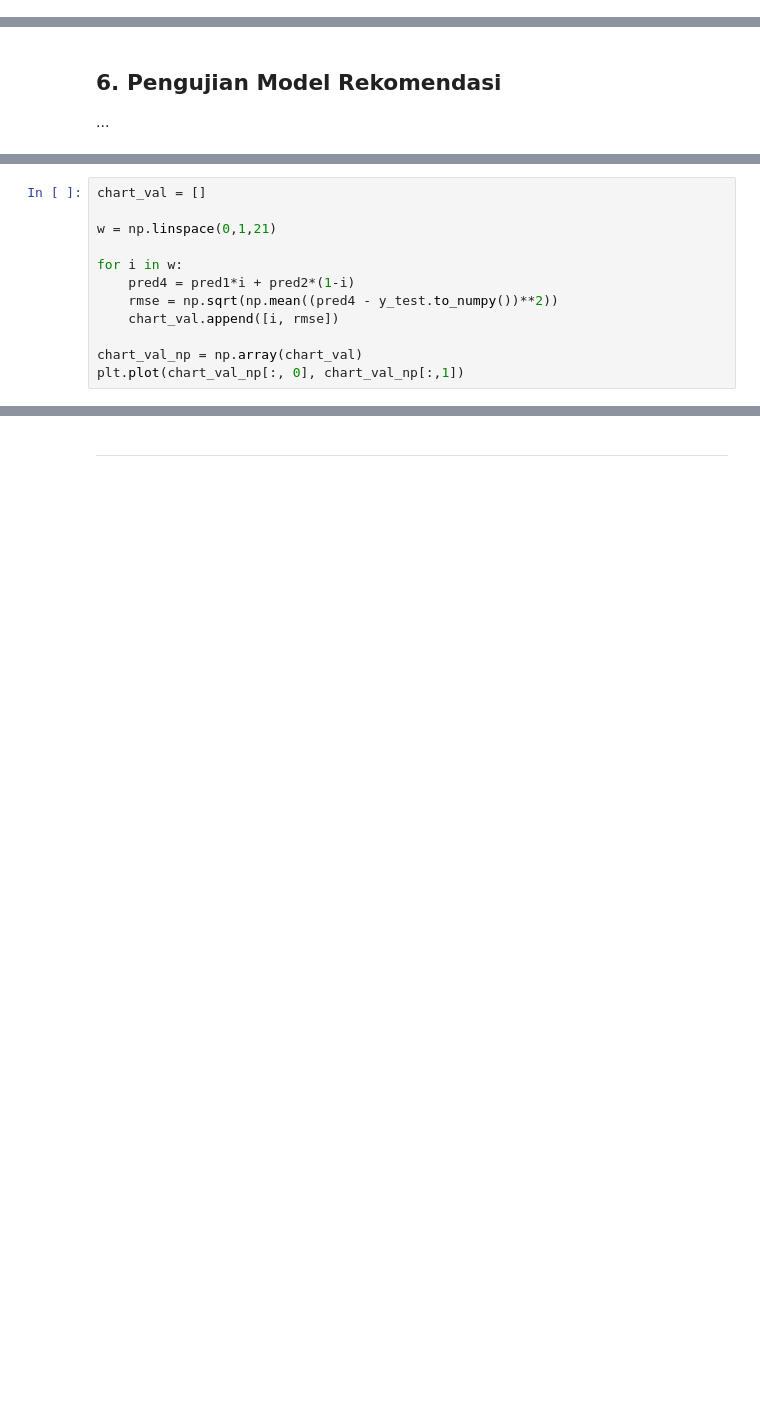
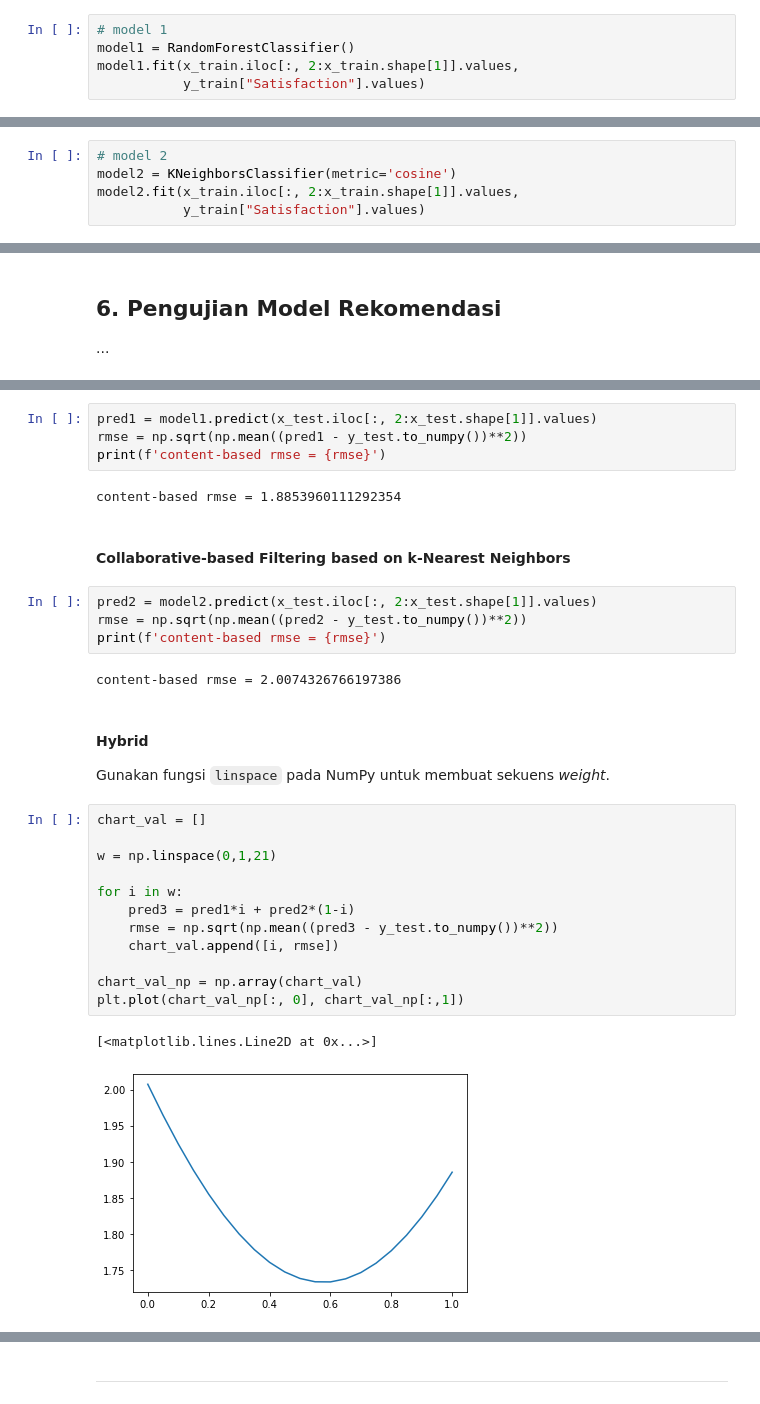
Before and after one commit to exemuel/weighted-hybrid-med-recsys, a Jupyter notebook: recommendation.ipynb, the cells around one changed output, grey strips where cells are left out. Cells and saved outputs as stored; diff of their text form; blank space fills up the shorter version.

Commit message:
Updates model construction

```diff
--- a/recommendation.ipynb
+++ b/recommendation.ipynb
@@ -871,0 +817,5 @@ print(f'rmse of item-item collaborative filtering = {rmse}')
+# %%
+# model 1
+model1 = RandomForestClassifier()
+model1.fit(x_train.iloc[:, 2:x_train.shape[1]].values,
+           y_train["Satisfaction"].values)
@@ -871,0 +826,5 @@ print(f'rmse of item-item collaborative filtering = {rmse}')
+# %%
+# model 2
+model2 = KNeighborsClassifier(metric='cosine')
+model2.fit(x_train.iloc[:, 2:x_train.shape[1]].values,
+           y_train["Satisfaction"].values)
@@ -876,12 +839,33 @@ print(f'rmse of item-item collaborative filtering = {rmse}')
+# %%
+pred1 = model1.predict(x_test.iloc[:, 2:x_test.shape[1]].values)
+rmse = np.sqrt(np.mean((pred1 - y_test.to_numpy())**2))
+print(f'content-based rmse = {rmse}')
+# %% [output]
+content-based rmse = 1.8853960111292354
+# %% [markdown]
+#### Collaborative-based Filtering based on k-Nearest Neighbors
+# %%
+pred2 = model2.predict(x_test.iloc[:, 2:x_test.shape[1]].values)
+rmse = np.sqrt(np.mean((pred2 - y_test.to_numpy())**2))
+print(f'content-based rmse = {rmse}')
+# %% [output]
+content-based rmse = 2.0074326766197386
+# %% [markdown]
+#### Hybrid
+
+Gunakan fungsi `linspace` pada NumPy untuk membuat sekuens _weight_.
 # %%
 chart_val = []
 
 w = np.linspace(0,1,21)
 
 for i in w:
-    pred4 = pred1*i + pred2*(1-i)
-    rmse = np.sqrt(np.mean((pred4 - y_test.to_numpy())**2))
+    pred3 = pred1*i + pred2*(1-i)
+    rmse = np.sqrt(np.mean((pred3 - y_test.to_numpy())**2))
     chart_val.append([i, rmse])
 
 chart_val_np = np.array(chart_val)
 plt.plot(chart_val_np[:, 0], chart_val_np[:,1])
+# %% [output]
+[<matplotlib.lines.Line2D at 0x...>]
+[figure, added]
```
Also changed, not shown: parts of 14 cells of this notebook.
